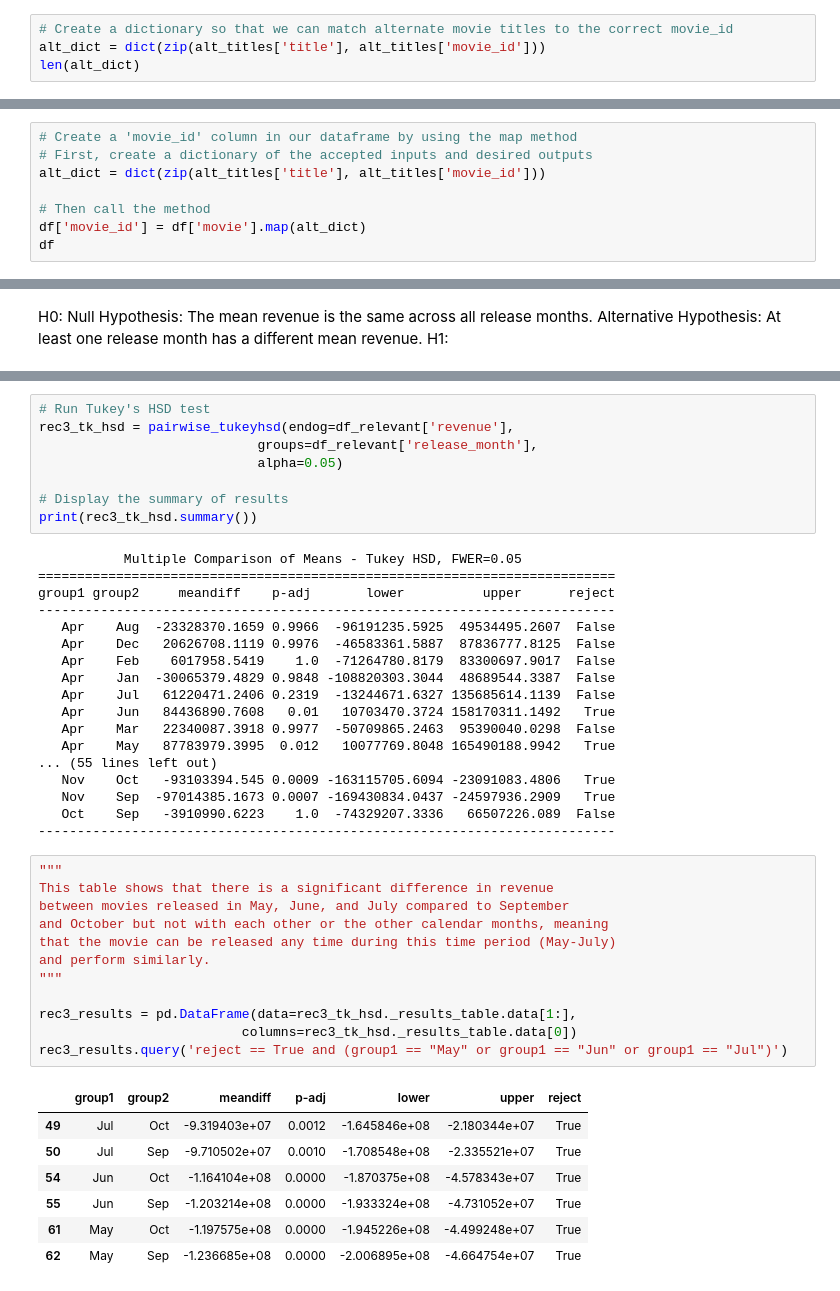
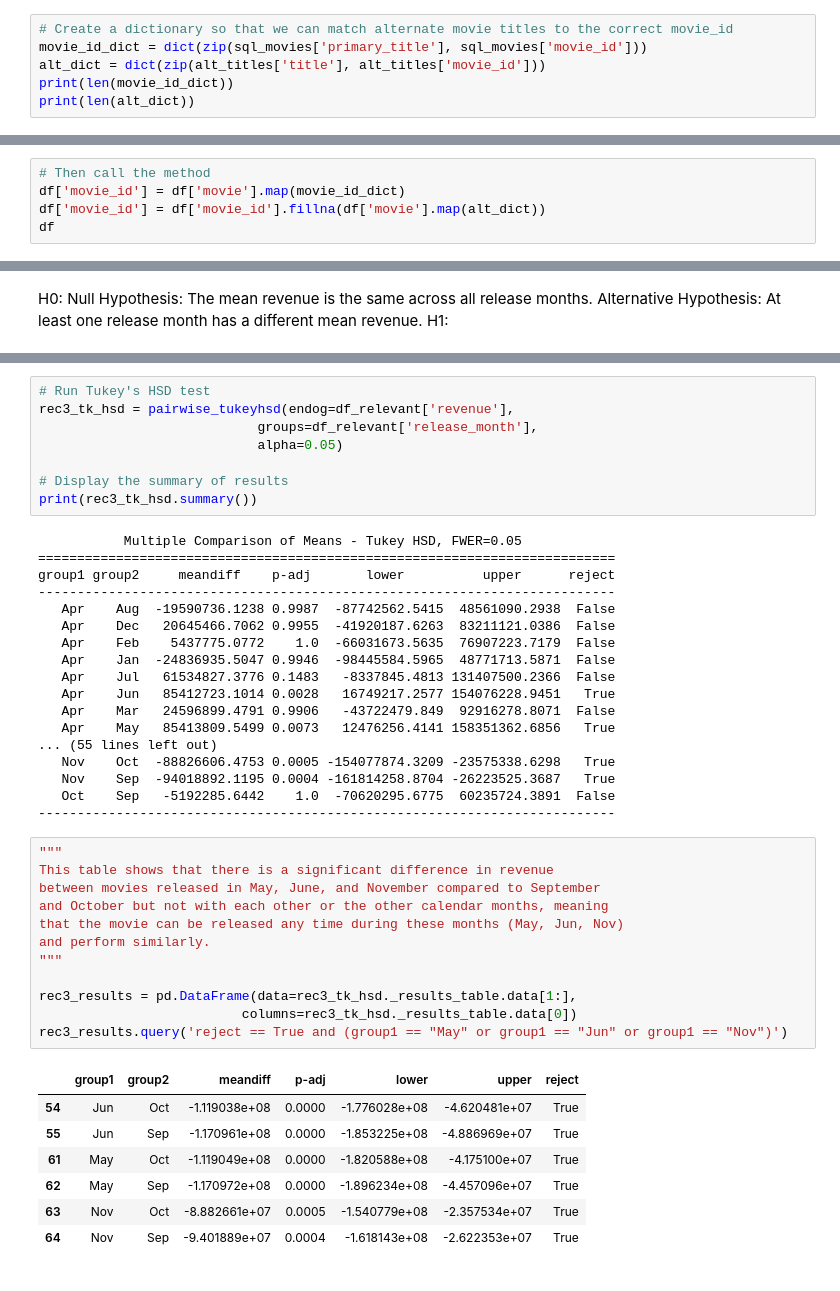
Before and after one commit to elijahlopez94/box_office_statistical_analysis, a Jupyter notebook: box_office_statistical_analysis.ipynb, the cells around one changed output, grey strips where cells are left out. Saved outputs shown, nothing was run; the diff lists cells and outputs as text.

```diff
--- a/box_office_statistical_analysis.ipynb
+++ b/box_office_statistical_analysis.ipynb
@@ -226,6 +291,8 @@ dtypes: float64(1), int64(1), object(6)
 memory usage: 20.2+ MB
 # %%
 # Create a dictionary so that we can match alternate movie titles to the correct movie_id
+movie_id_dict = dict(zip(sql_movies['primary_title'], sql_movies['movie_id']))
 alt_dict = dict(zip(alt_titles['title'], alt_titles['movie_id']))
-len(alt_dict)
+print(len(movie_id_dict))
+print(len(alt_dict))
 # %% [output]
@@ -232,9 +300 @@ len(alt_dict)
 252781
-# %%
-# Create a 'movie_id' column in our dataframe by using the map method
-# First, create a dictionary of the accepted inputs and desired outputs
-alt_dict = dict(zip(alt_titles['title'], alt_titles['movie_id']))
-
-# Then call the method
-df['movie_id'] = df['movie'].map(alt_dict)
-df
@@ -254,0 +317,5 @@ df
+# %%
+# Then call the method
+df['movie_id'] = df['movie'].map(movie_id_dict)
+df['movie_id'] = df['movie_id'].fillna(df['movie'].map(alt_dict))
+df
@@ -899,37 +1032,37 @@ print(rec3_tk_hsd.summary())
 ==========================================================================
 group1 group2     meandiff    p-adj       lower          upper      reject
 --------------------------------------------------------------------------
-   Apr    Aug  -23328370.1659 0.9966  -96191235.5925  49534495.2607  False
-   Apr    Dec   20626708.1119 0.9976  -46583361.5887  87836777.8125  False
-   Apr    Feb    6017958.5419    1.0  -71264780.8179  83300697.9017  False
-   Apr    Jan  -30065379.4829 0.9848 -108820303.3044  48689544.3387  False
-   Apr    Jul   61220471.2406 0.2319  -13244671.6327 135685614.1139  False
-   Apr    Jun   84436890.7608   0.01   10703470.3724 158170311.1492   True
-   Apr    Mar   22340087.3918 0.9977  -50709865.2463  95390040.0298  False
-   Apr    May   87783979.3995  0.012   10077769.8048 165490188.9942   True
+   Apr    Aug  -19590736.1238 0.9987  -87742562.5415  48561090.2938  False
+   Apr    Dec   20645466.7062 0.9955  -41920187.6263  83211121.0386  False
+   Apr    Feb    5437775.0772    1.0  -66031673.5635  76907223.7179  False
+   Apr    Jan  -24836935.5047 0.9946  -98445584.5965  48771713.5871  False
+   Apr    Jul   61534827.3776 0.1483   -8337845.4813 131407500.2366  False
+   Apr    Jun   85412723.1014 0.0028   16749217.2577 154076228.9451   True
+   Apr    Mar   24596899.4791 0.9906   -43722479.849  92916278.8071  False
+   Apr    May   85413809.5499 0.0073   12476256.4141 158351362.6856   True
 ... (55 lines left out)
-   Nov    Oct   -93103394.545 0.0009 -163115705.6094 -23091083.4806   True
-   Nov    Sep  -97014385.1673 0.0007 -169430834.0437 -24597936.2909   True
-   Oct    Sep   -3910990.6223    1.0  -74329207.3336   66507226.089  False
+   Nov    Oct  -88826606.4753 0.0005 -154077874.3209 -23575338.6298   True
+   Nov    Sep  -94018892.1195 0.0004 -161814258.8704 -26223525.3687   True
+   Oct    Sep   -5192285.6442    1.0  -70620295.6775  60235724.3891  False
 --------------------------------------------------------------------------
 # %%
 """
 This table shows that there is a significant difference in revenue
-between movies released in May, June, and July compared to September
+between movies released in May, June, and November compared to September
 and October but not with each other or the other calendar months, meaning
-that the movie can be released any time during this time period (May-July)
+that the movie can be released any time during these months (May, Jun, Nov)
 and perform similarly.
 """
 
 rec3_results = pd.DataFrame(data=rec3_tk_hsd._results_table.data[1:],
                           columns=rec3_tk_hsd._results_table.data[0])
-rec3_results.query('reject == True and (group1 == "May" or group1 == "Jun" or group1 == "Jul")')
+rec3_results.query('reject == True and (group1 == "May" or group1 == "Jun" or group1 == "Nov")')
 # %% [output]
 |  | group1 | group2 | meandiff | p-adj | lower | upper | reject |
-| 49 | Jul | Oct | -9.319403e+07 | 0.0012 | -1.645846e+08 | -2.180344e+07 | True |
-| 50 | Jul | Sep | -9.710502e+07 | 0.0010 | -1.708548e+08 | -2.335521e+07 | True |
-| 54 | Jun | Oct | -1.164104e+08 | 0.0000 | -1.870375e+08 | -4.578343e+07 | True |
-| 55 | Jun | Sep | -1.203214e+08 | 0.0000 | -1.933324e+08 | -4.731052e+07 | True |
-| 61 | May | Oct | -1.197575e+08 | 0.0000 | -1.945226e+08 | -4.499248e+07 | True |
-| 62 | May | Sep | -1.236685e+08 | 0.0000 | -2.006895e+08 | -4.664754e+07 | True |
+| 54 | Jun | Oct | -1.119038e+08 | 0.0000 | -1.776028e+08 | -4.620481e+07 | True |
+| 55 | Jun | Sep | -1.170961e+08 | 0.0000 | -1.853225e+08 | -4.886969e+07 | True |
+| 61 | May | Oct | -1.119049e+08 | 0.0000 | -1.820588e+08 | -4.175100e+07 | True |
+| 62 | May | Sep | -1.170972e+08 | 0.0000 | -1.896234e+08 | -4.457096e+07 | True |
+| 63 | Nov | Oct | -8.882661e+07 | 0.0005 | -1.540779e+08 | -2.357534e+07 | True |
+| 64 | Nov | Sep | -9.401889e+07 | 0.0004 | -1.618143e+08 | -2.622353e+07 | True |
 # %% [markdown]
```
Also changed, not shown: parts of 37 cells of this notebook, 11 other files.
